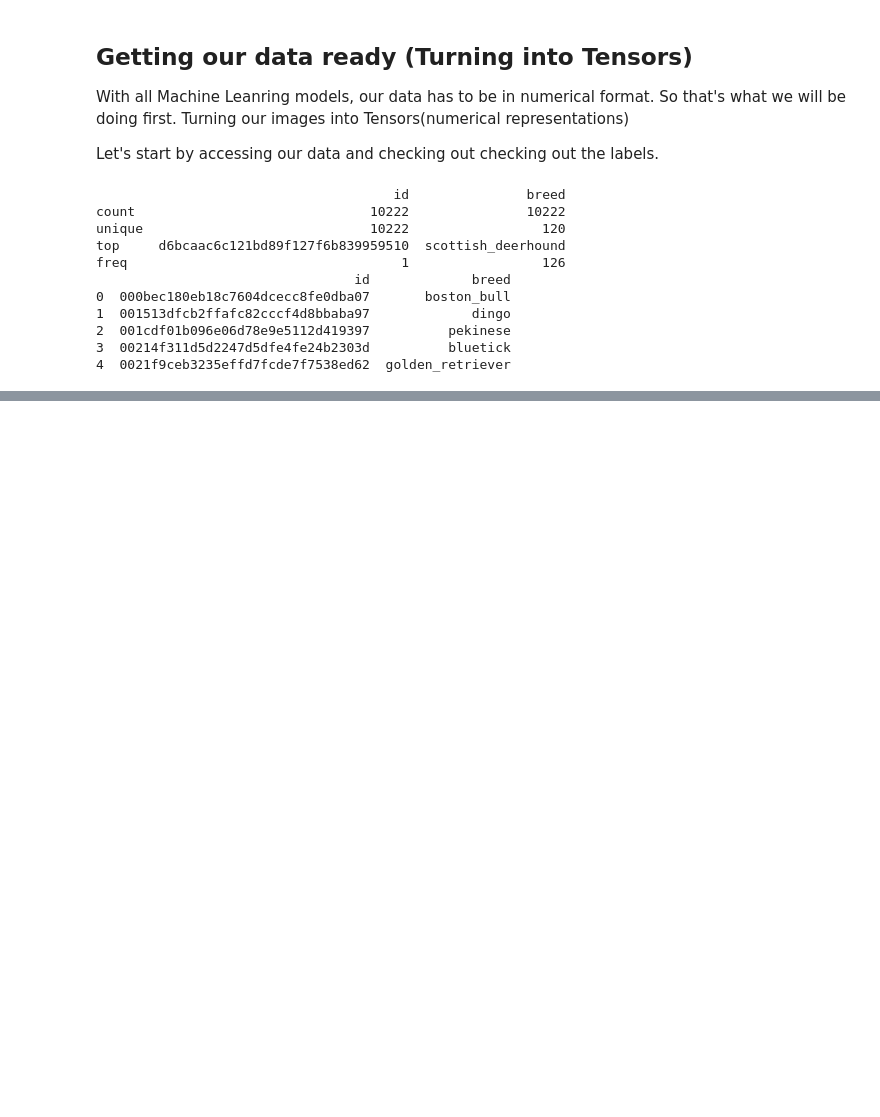
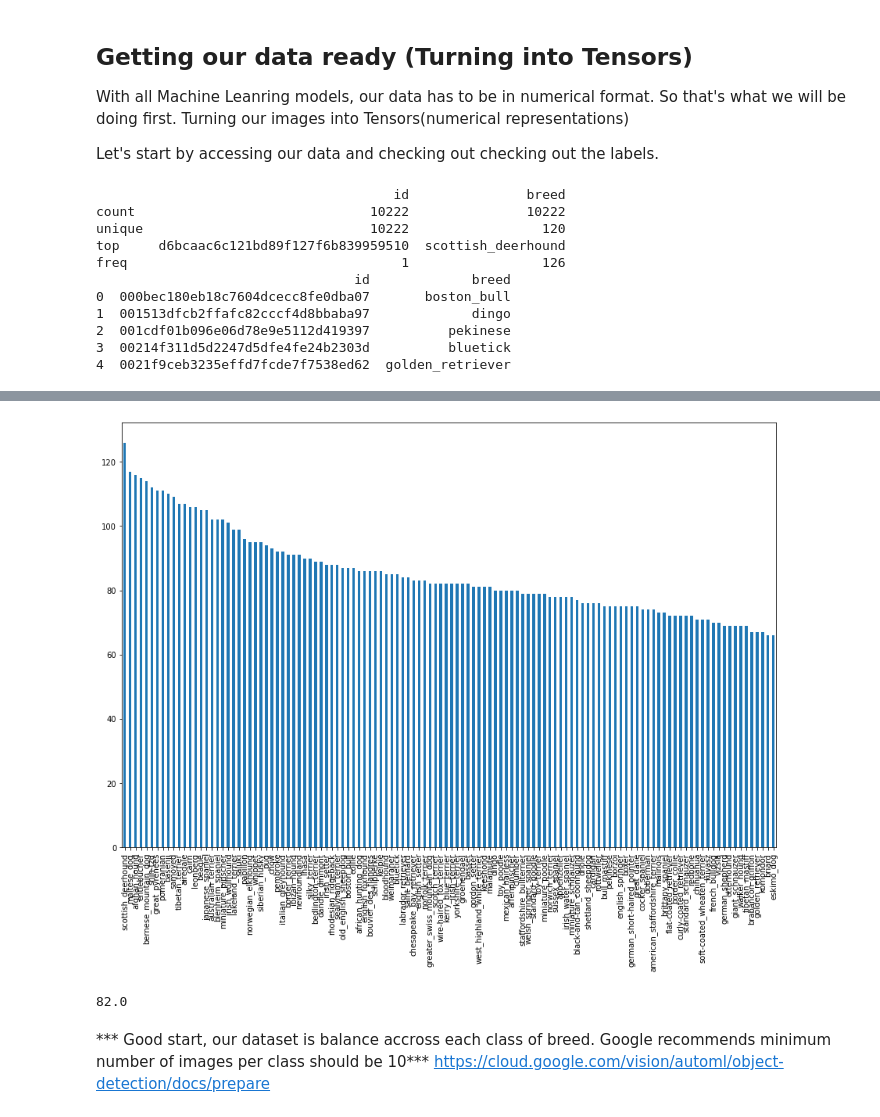
Before and after one commit to GaganSingh11/Dog-Vision-debugged, a Jupyter notebook: Project_dog_vision.ipynb, the cells around one changed output, grey strips where cells are left out. Drawn from its saved outputs; the diff is of its cells as text; code cells hidden in the pictures; blank space fills up the shorter version.

```diff
--- a/Project_dog_vision.ipynb
+++ b/Project_dog_vision.ipynb
@@ -75,0 +101,12 @@ freq                                   1                 126
+# %%
+labels_csv["breed"].value_counts().plot.bar(figsize = (15,10));
+# %% [output]
+[figure, added]
+# %%
+labels_csv["breed"].value_counts().median()
+# %% [output]
+82.0
+# %% [markdown]
+*** Good start, our dataset is balance accross each class of breed.
+Google recommends minimum number of images per class should be 10***
+https://cloud.google.com/vision/automl/object-detection/docs/prepare
```
Also changed, not shown: parts of 2 cells of this notebook.
